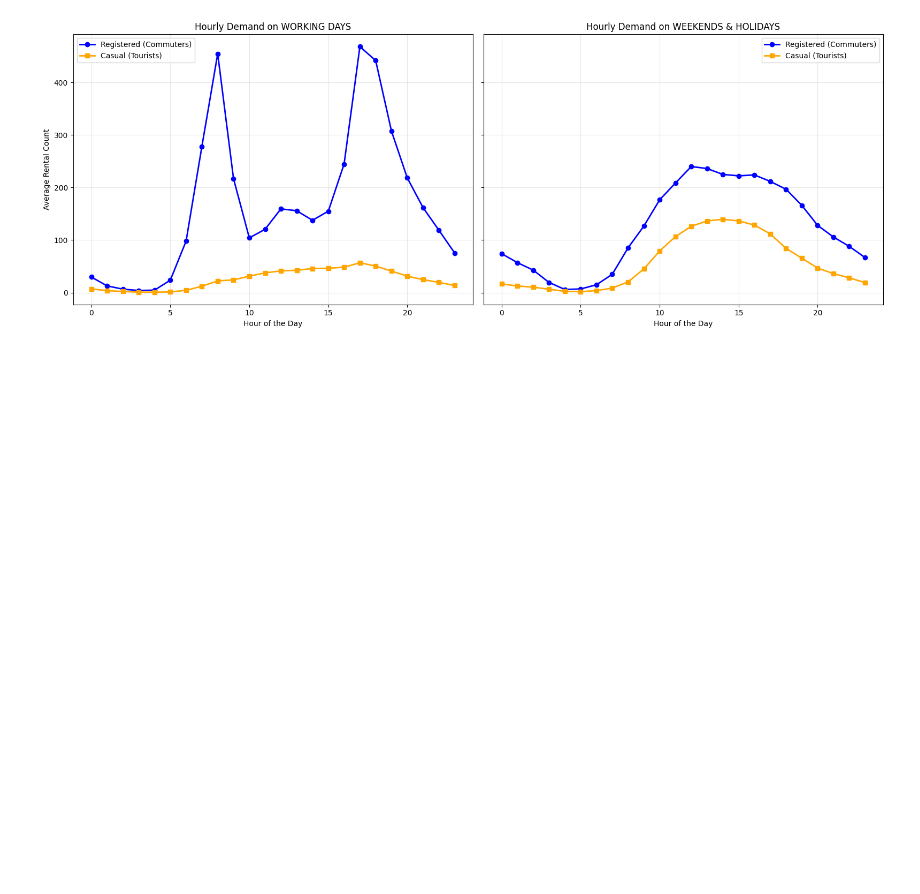
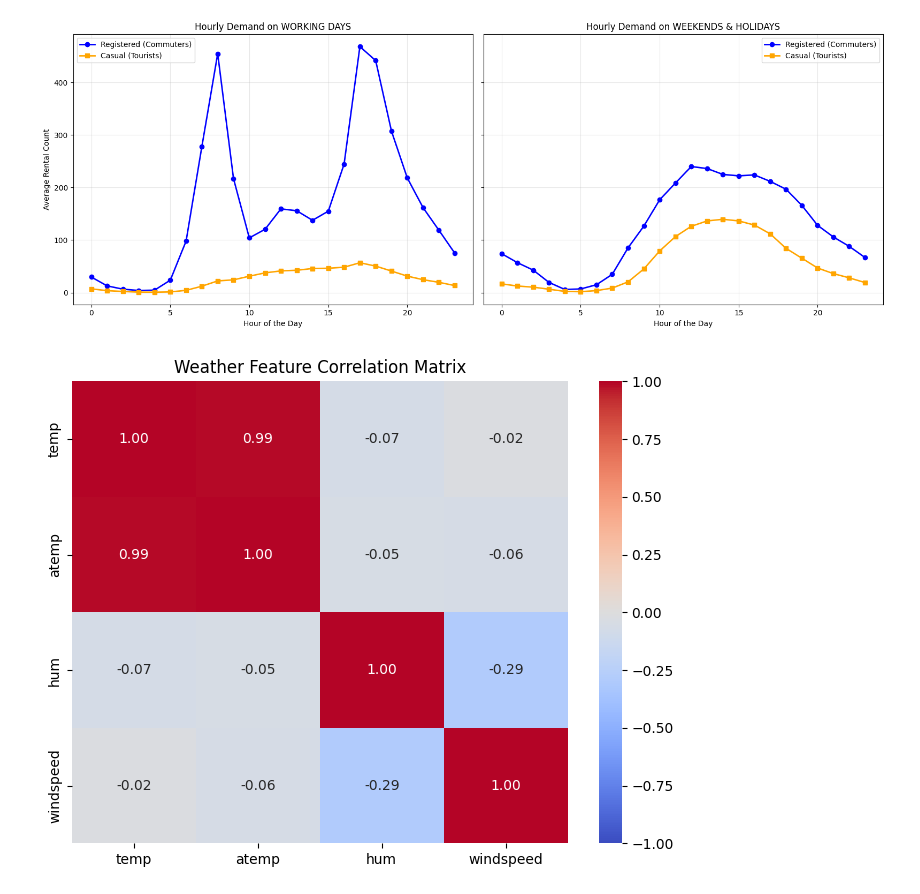
Before and after one commit to boughanmiyoussef/BikeDemand, a Jupyter notebook: notebook/BikeDemand.ipynb, the cells around one changed output. Drawn from its saved outputs; the diff is of its cells as text; code cells hidden in the pictures; blank space fills up the shorter version.

Commit message:
weather matrix

```diff
--- a/notebook/BikeDemand.ipynb
+++ b/notebook/BikeDemand.ipynb
@@ -243,3 +243,11 @@ plt.tight_layout()
 plt.show()
 # %% [output]
 [figure]
+# %%
+plt.figure(figsize=(8, 6))
+weather_cols = ['temp', 'atemp', 'hum', 'windspeed']
+sns.heatmap(df[weather_cols].corr(), annot=True, cmap='coolwarm', fmt=".2f", vmin=-1, vmax=1)
+plt.title("Weather Feature Correlation Matrix")
+plt.show()
+# %% [output]
+[figure, added]
```
